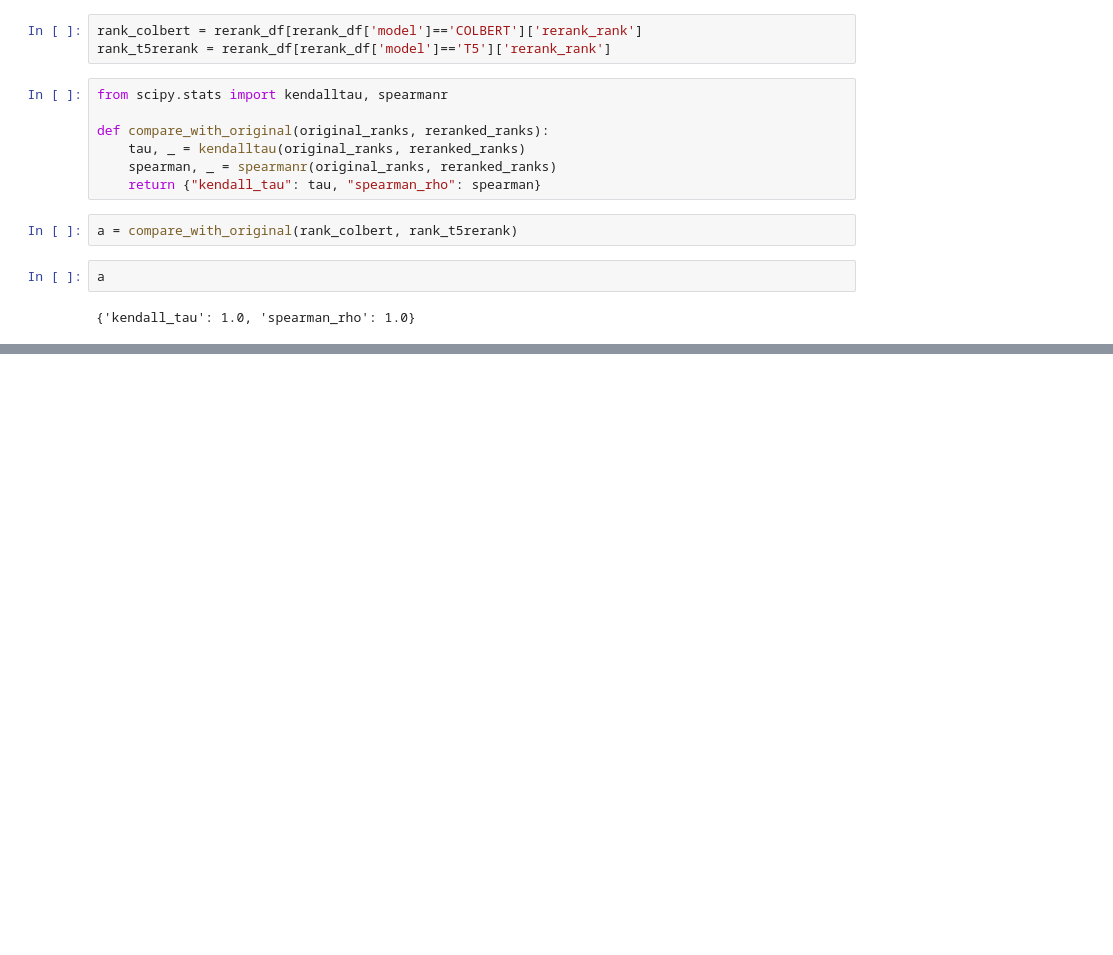
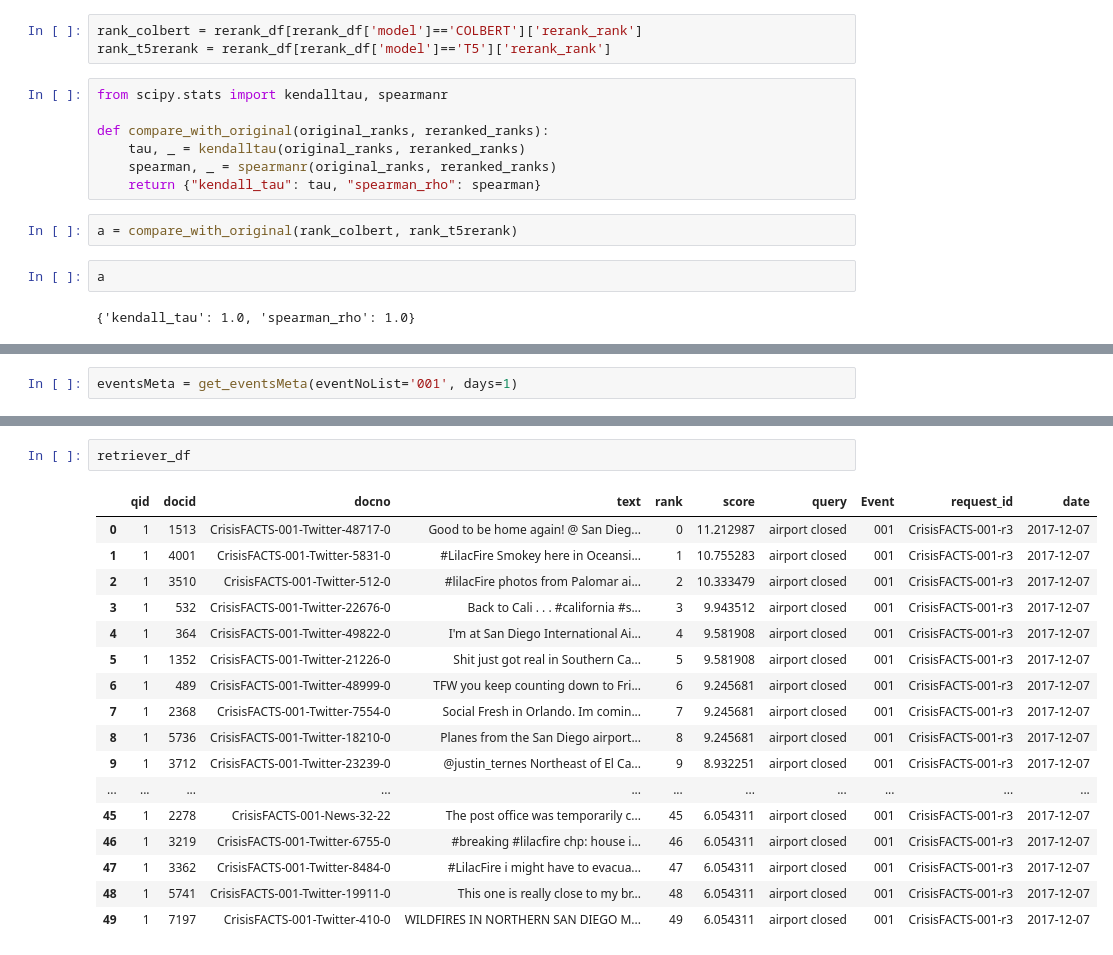
Before and after one commit to jaehobahng/crisisfacts_summarization, a Jupyter notebook: example.ipynb, the cells around one changed output, grey strips where cells are left out. Drawn from its saved outputs; the diff is of its cells as text; blank space fills up the shorter version.

Commit message:
change query logic

```diff
--- a/example.ipynb
+++ b/example.ipynb
@@ -382,0 +396,2 @@ a
+# %%
+eventsMeta = get_eventsMeta(eventNoList='001', days=1)
@@ -382,0 +529,20 @@ a
+# %%
+retriever_df
+# %% [output]
+|  | qid | docid | docno | text | rank | score | query | Event | request_id | date |
+| 0 | 1 | 1513 | CrisisFACTS-001-Twitter-48717-0 | Good to be home again! @ San Dieg... | 0 | 11.212987 | airport closed | 001 | CrisisFACTS-001-r3 | 2017-12-07 |
+| 1 | 1 | 4001 | CrisisFACTS-001-Twitter-5831-0 | #LilacFire Smokey here in Oceansi... | 1 | 10.755283 | airport closed | 001 | CrisisFACTS-001-r3 | 2017-12-07 |
+| 2 | 1 | 3510 | CrisisFACTS-001-Twitter-512-0 | #lilacFire photos from Palomar ai... | 2 | 10.333479 | airport closed | 001 | CrisisFACTS-001-r3 | 2017-12-07 |
+| 3 | 1 | 532 | CrisisFACTS-001-Twitter-22676-0 | Back to Cali . . . #california #s... | 3 | 9.943512 | airport closed | 001 | CrisisFACTS-001-r3 | 2017-12-07 |
+| 4 | 1 | 364 | CrisisFACTS-001-Twitter-49822-0 | I'm at San Diego International Ai... | 4 | 9.581908 | airport closed | 001 | CrisisFACTS-001-r3 | 2017-12-07 |
+| 5 | 1 | 1352 | CrisisFACTS-001-Twitter-21226-0 | Shit just got real in Southern Ca... | 5 | 9.581908 | airport closed | 001 | CrisisFACTS-001-r3 | 2017-12-07 |
+| 6 | 1 | 489 | CrisisFACTS-001-Twitter-48999-0 | TFW you keep counting down to Fri... | 6 | 9.245681 | airport closed | 001 | CrisisFACTS-001-r3 | 2017-12-07 |
+| 7 | 1 | 2368 | CrisisFACTS-001-Twitter-7554-0 | Social Fresh in Orlando. Im comin... | 7 | 9.245681 | airport closed | 001 | CrisisFACTS-001-r3 | 2017-12-07 |
+| 8 | 1 | 5736 | CrisisFACTS-001-Twitter-18210-0 | Planes from the San Diego airport... | 8 | 9.245681 | airport closed | 001 | CrisisFACTS-001-r3 | 2017-12-07 |
+| 9 | 1 | 3712 | CrisisFACTS-001-Twitter-23239-0 | @justin_ternes Northeast of El Ca... | 9 | 8.932251 | airport closed | 001 | CrisisFACTS-001-r3 | 2017-12-07 |
+| ... | ... | ... | ... | ... | ... | ... | ... | ... | ... | ... |
+| 45 | 1 | 2278 | CrisisFACTS-001-News-32-22 | The post office was temporarily c... | 45 | 6.054311 | airport closed | 001 | CrisisFACTS-001-r3 | 2017-12-07 |
+| 46 | 1 | 3219 | CrisisFACTS-001-Twitter-6755-0 | #breaking #lilacfire chp: house i... | 46 | 6.054311 | airport closed | 001 | CrisisFACTS-001-r3 | 2017-12-07 |
+| 47 | 1 | 3362 | CrisisFACTS-001-Twitter-8484-0 | #LilacFire i might have to evacua... | 47 | 6.054311 | airport closed | 001 | CrisisFACTS-001-r3 | 2017-12-07 |
+| 48 | 1 | 5741 | CrisisFACTS-001-Twitter-19911-0 | This one is really close to my br... | 48 | 6.054311 | airport closed | 001 | CrisisFACTS-001-r3 | 2017-12-07 |
+| 49 | 1 | 7197 | CrisisFACTS-001-Twitter-410-0 | WILDFIRES IN NORTHERN SAN DIEGO M... | 49 | 6.054311 | airport closed | 001 | CrisisFACTS-001-r3 | 2017-12-07 |
```
Also changed, not shown: parts of 19 cells of this notebook, 5 other files.
